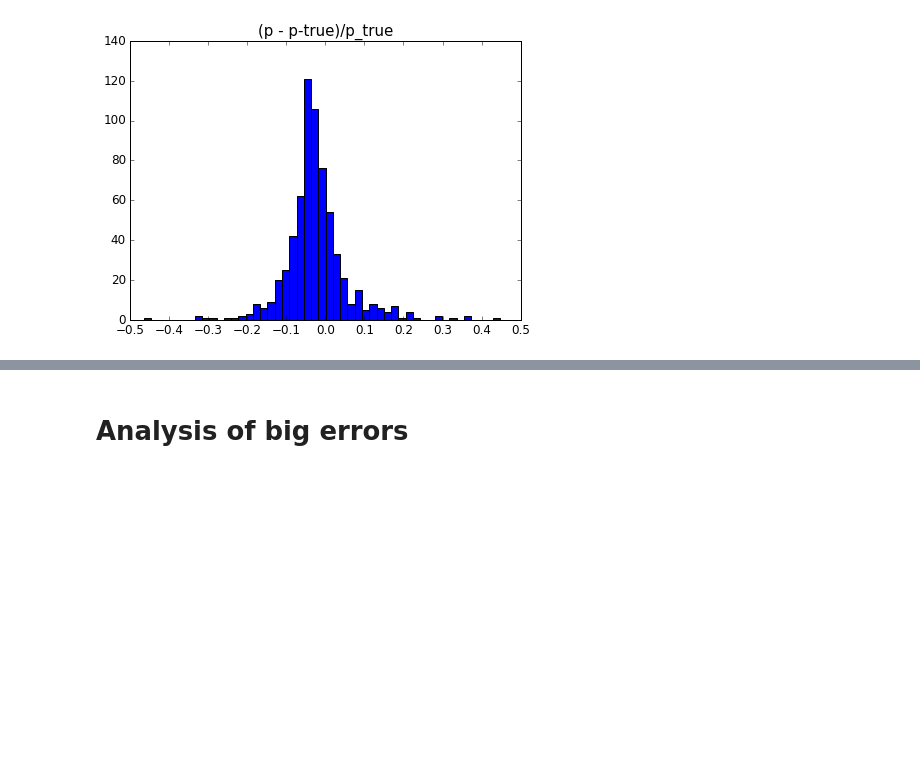
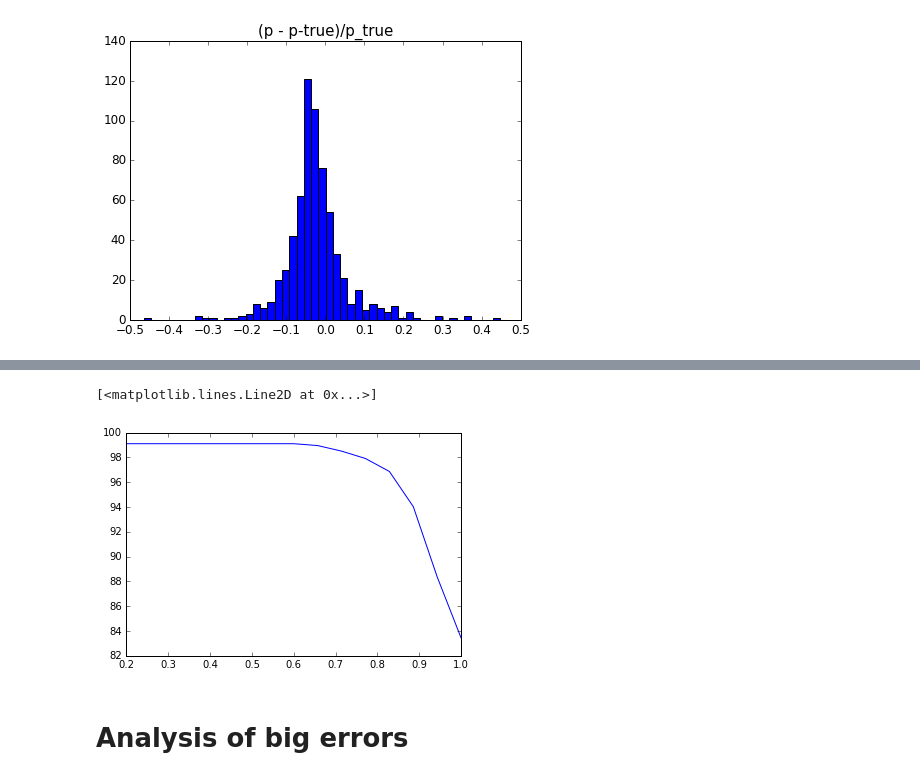
Before and after one commit to hushchyn-mikhail/ship_tracking_summer2016, a Jupyter notebook: notebooks/QualityRetina2.0.ipynb, the cells around one changed output, grey strips where cells are left out. Saved outputs shown, nothing was run; the diff lists cells and outputs as text; code cells hidden in the pictures; blank space fills up the shorter version.

Commit message:
efficiency(treshold)

```diff
--- a/notebooks/QualityRetina2.0.ipynb
+++ b/notebooks/QualityRetina2.0.ipynb
@@ -296,3 +352,8 @@ plt.show()
+# %%
+plt.plot(tresholds, effs)
+# %% [output]
+[<matplotlib.lines.Line2D at 0x...>]
+[figure, added]
 # %% [markdown]
 # Analysis of big errors
 # %%
```
Also changed, not shown: parts of 6 cells of this notebook.
